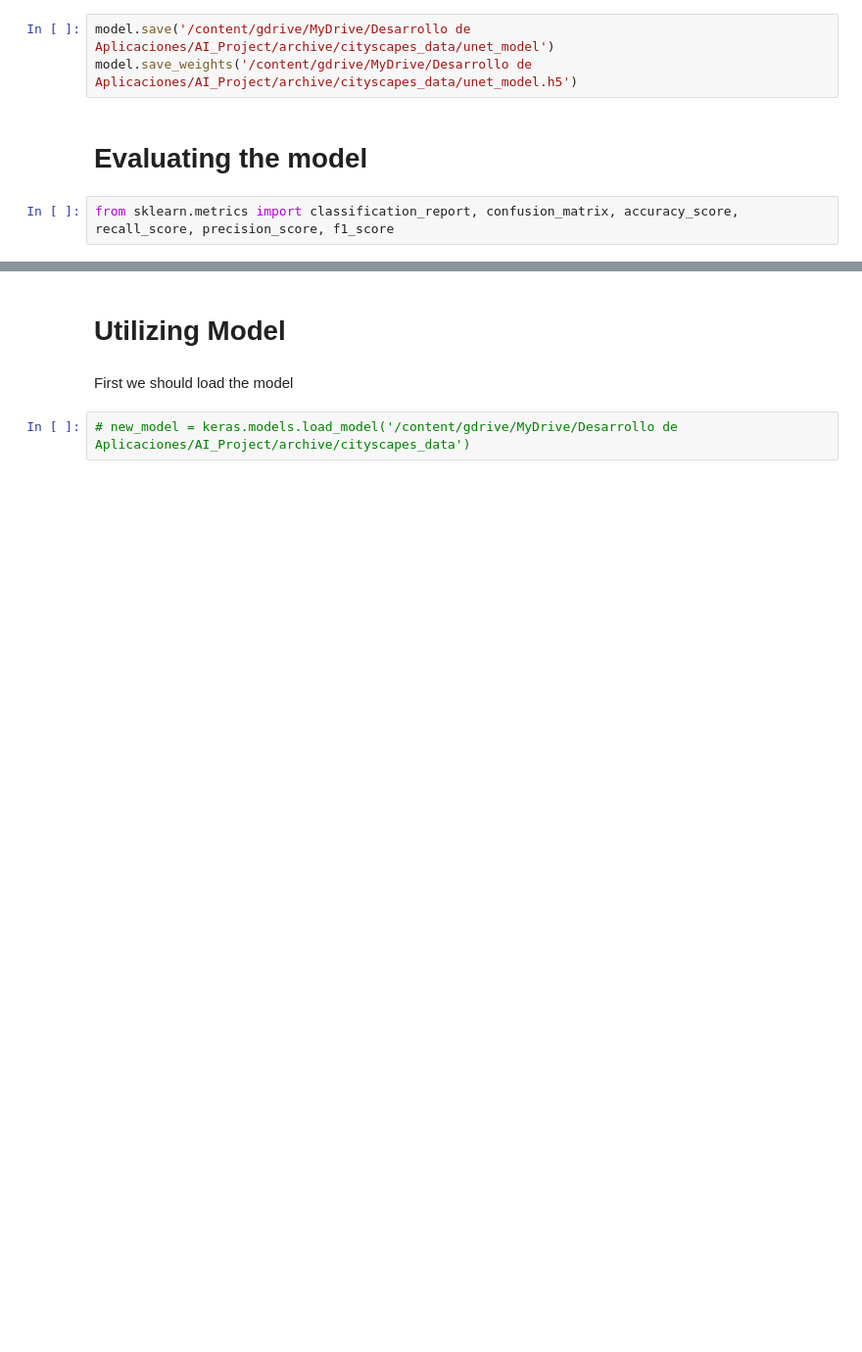
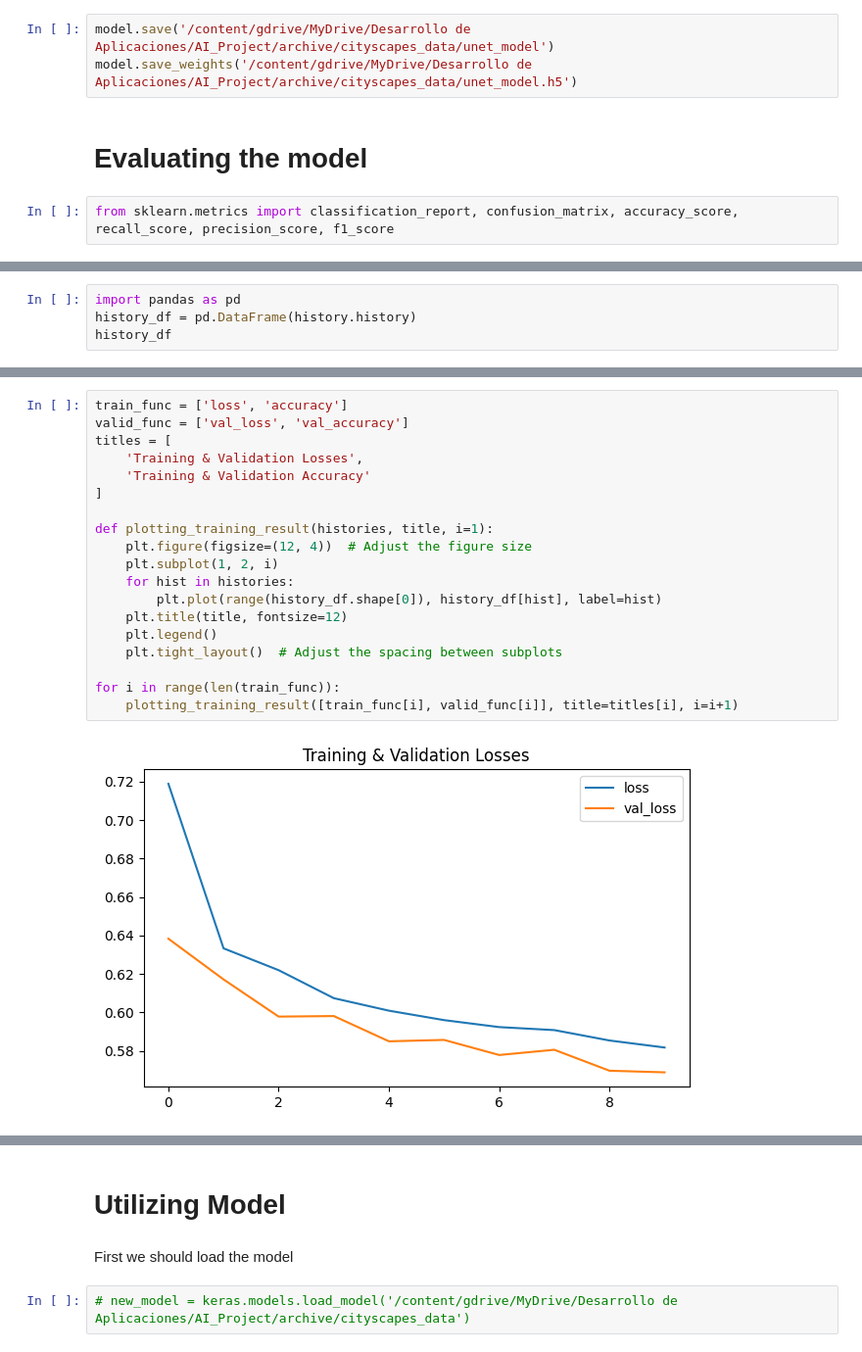
Before and after one commit to Jaime-prog/SpaceCitySplits, a Jupyter notebook: Image_Segmentation_City.ipynb, the cells around one changed output, grey strips where cells are left out. Shown at 98% size. Saved outputs shown, nothing was run; the diff lists cells and outputs as text; blank space fills up the shorter version.

```diff
--- a/Image_Segmentation_City.ipynb
+++ b/Image_Segmentation_City.ipynb
@@ -355,0 +299,4 @@ plt.show()
+# %%
+import pandas as pd
+history_df = pd.DataFrame(history.history)
+history_df
@@ -355,0 +315,21 @@ plt.show()
+# %%
+train_func = ['loss', 'accuracy']
+valid_func = ['val_loss', 'val_accuracy']
+titles = [
+    'Training & Validation Losses',
+    'Training & Validation Accuracy'
+]
+
+def plotting_training_result(histories, title, i=1):
+    plt.figure(figsize=(12, 4))  # Adjust the figure size
+    plt.subplot(1, 2, i)
+    for hist in histories:
+        plt.plot(range(history_df.shape[0]), history_df[hist], label=hist)
+    plt.title(title, fontsize=12)
+    plt.legend()
+    plt.tight_layout()  # Adjust the spacing between subplots
+
+for i in range(len(train_func)):
+    plotting_training_result([train_func[i], valid_func[i]], title=titles[i], i=i+1)
+# %% [output]
+[figure, added]
```
Also changed, not shown: parts of 17 cells of this notebook.
